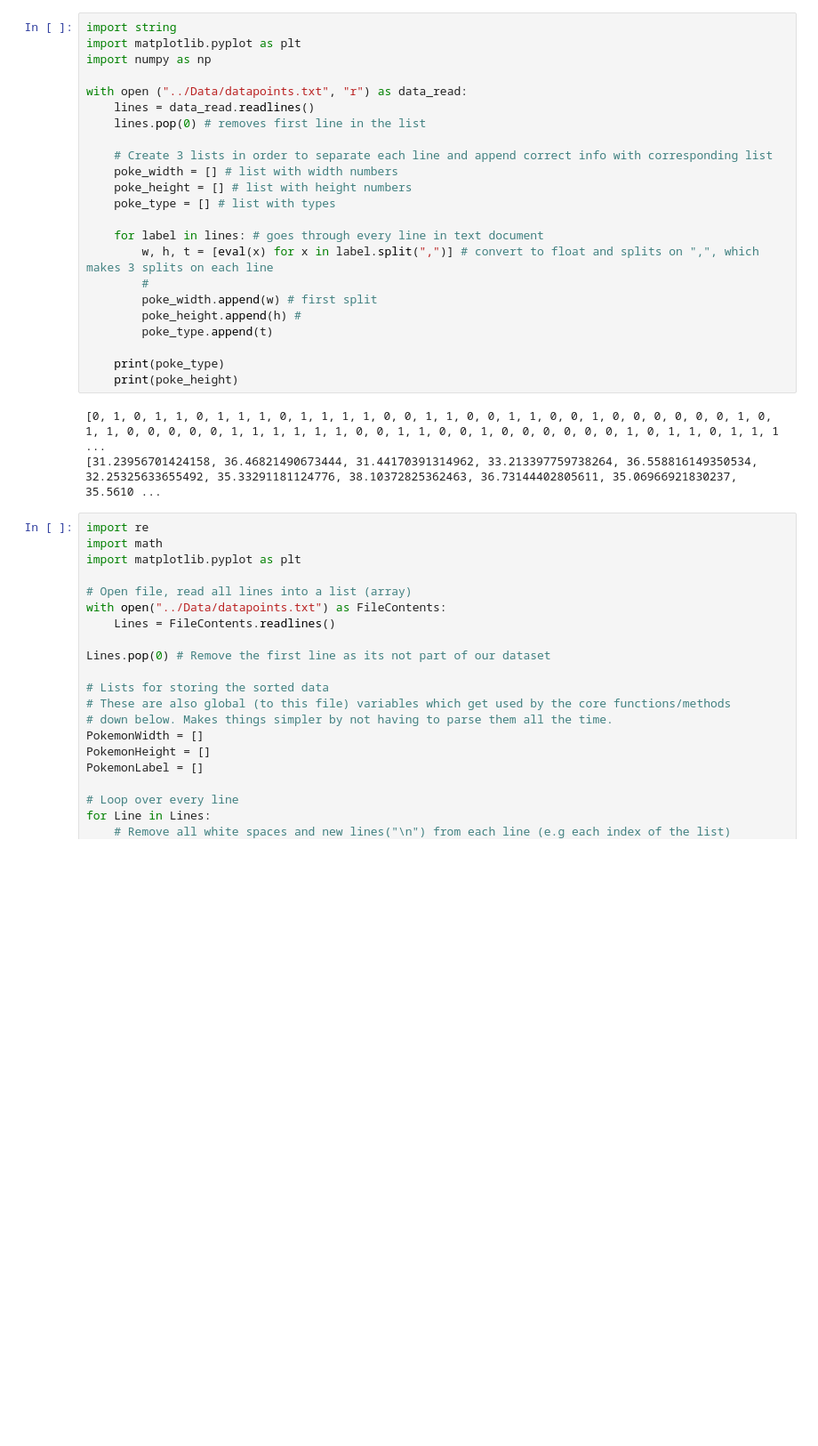
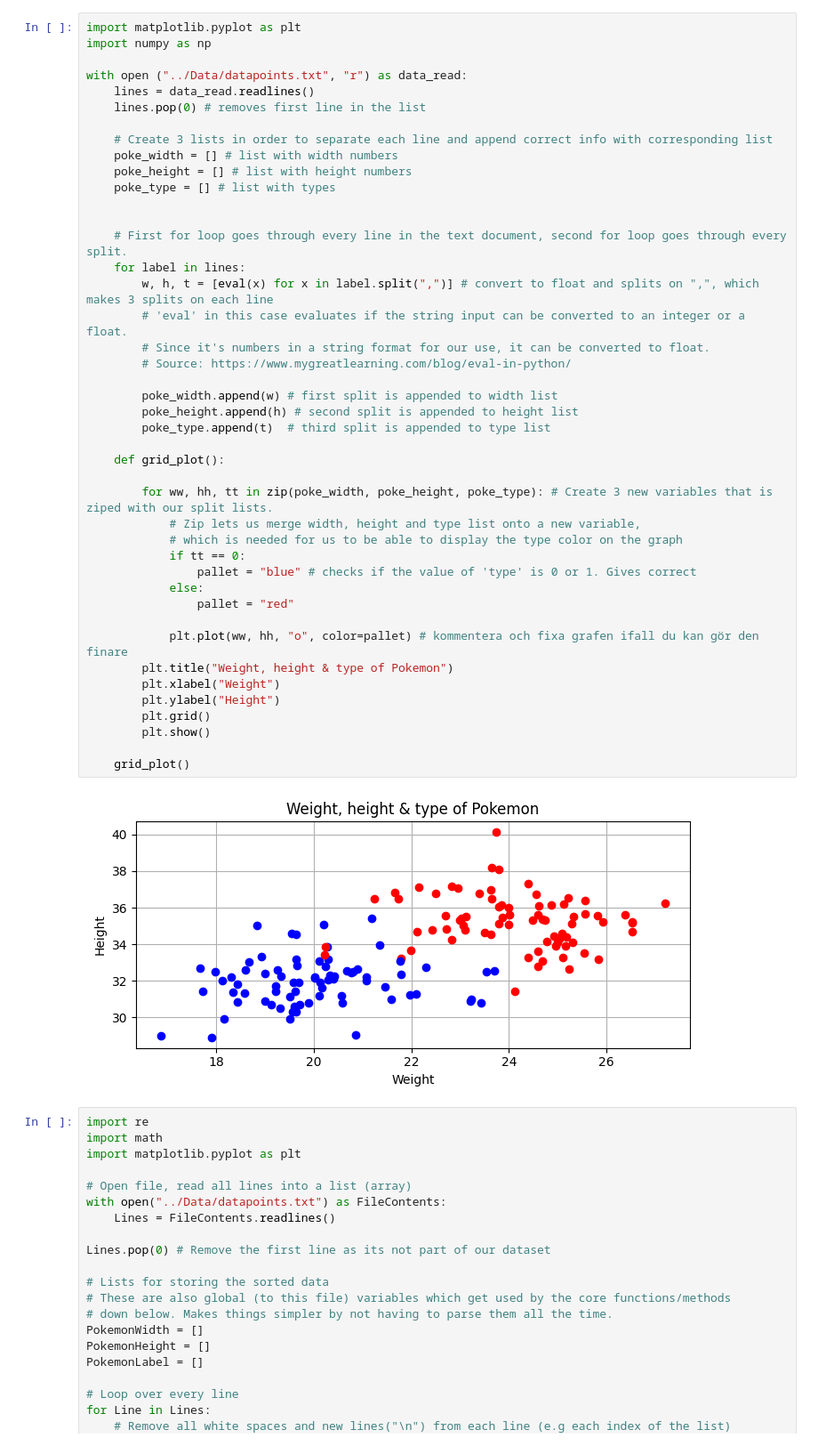
Before and after one commit to Danneftw1/Python-Daniel-Nilsson, a Jupyter notebook: Exercises/Labb.ipynb, the cells around one changed output. Shown at 89% size. Saved outputs shown, nothing was run; the diff lists cells and outputs as text; blank space fills up the shorter version.

Commit message:
finished graphing color types

```diff
--- a/Exercises/Labb.ipynb
+++ b/Exercises/Labb.ipynb
@@ -1,29 +1,48 @@
 # %%
-import string
 import matplotlib.pyplot as plt
 import numpy as np
 
 with open ("../Data/datapoints.txt", "r") as data_read:
     lines = data_read.readlines()
     lines.pop(0) # removes first line in the list
 
     # Create 3 lists in order to separate each line and append correct info with corresponding list
     poke_width = [] # list with width numbers
     poke_height = [] # list with height numbers
     poke_type = [] # list with types
 
-    for label in lines: # goes through every line in text document
+
+    # First for loop goes through every line in the text document, second for loop goes through every split.
+    for label in lines:
         w, h, t = [eval(x) for x in label.split(",")] # convert to float and splits on ",", which makes 3 splits on each line
-        #
-        poke_width.append(w) # first split
-        poke_height.append(h) #
-        poke_type.append(t)
+        # 'eval' in this case evaluates if the string input can be converted to an integer or a float.
+        # Since it's numbers in a string format for our use, it can be converted to float.
+        # Source: https://www.mygreatlearning.com/blog/eval-in-python/
 
-    print(poke_type)
-    print(poke_height)
+        poke_width.append(w) # first split is appended to width list
+        poke_height.append(h) # second split is appended to height list
+        poke_type.append(t)  # third split is appended to type list
+
+    def grid_plot():
+
+        for ww, hh, tt in zip(poke_width, poke_height, poke_type): # Create 3 new variables that is ziped with our split lists.
+            # Zip lets us merge width, height and type list onto a new variable,
+            # which is needed for us to be able to display the type color on the graph
+            if tt == 0:
+                pallet = "blue" # checks if the value of 'type' is 0 or 1. Gives correct
+            else:
+                pallet = "red"
+
+            plt.plot(ww, hh, "o", color=pallet) # kommentera och fixa grafen ifall du kan gör den finare
+        plt.title("Weight, height & type of Pokemon")
+        plt.xlabel("Weight")
+        plt.ylabel("Height")
+        plt.grid()
+        plt.show()
+
+    grid_plot()
 # %% [output]
-[0, 1, 0, 1, 1, 0, 1, 1, 1, 0, 1, 1, 1, 1, 0, 0, 1, 1, 0, 0, 1, 1, 0, 0, 1, 0, 0, 0, 0, 0, 0, 1, 0, 1, 1, 0, 0, 0, 0, 0, 1, 1, 1, 1, 1, 1, 0, 0, 1, 1, 0, 0, 1, 0, 0, 0, 0, 0, 0, 1, 0, 1, 1, 0, 1, 1, 1 ...
-[31.23956701424158, 36.46821490673444, 31.44170391314962, 33.213397759738264, 36.558816149350534, 32.25325633655492, 35.33291181124776, 38.10372825362463, 36.73144402805611, 35.06966921830237, 35.5610 ...
+[figure, added]
 # %%
 import re
 import math
```
